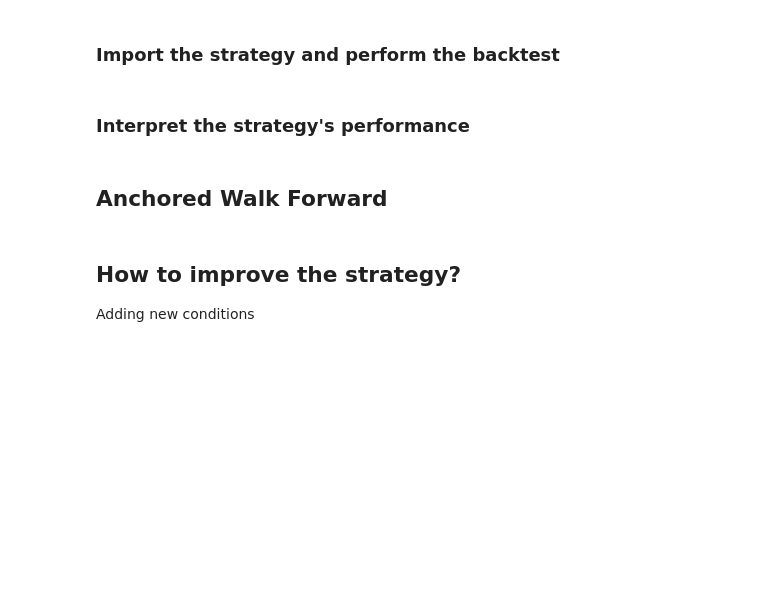
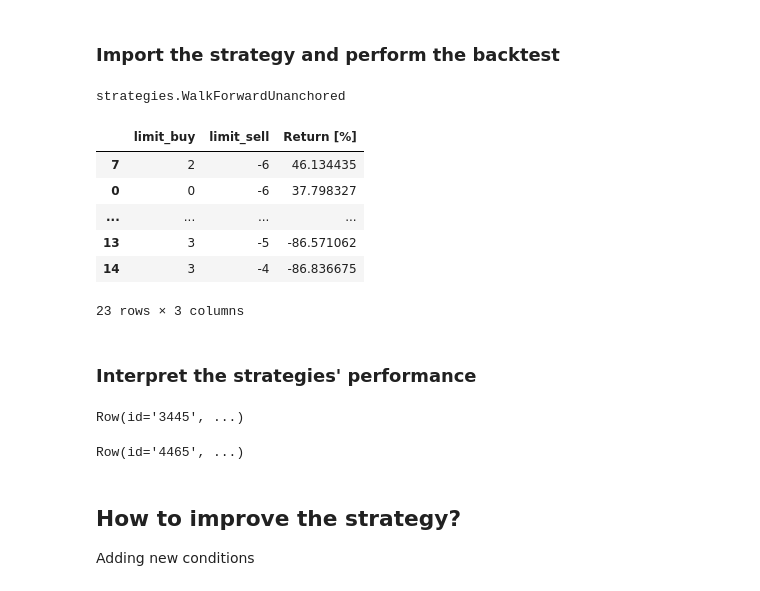
Before and after one commit to LinkedInLearning/practical-python-for-algorithmic-trading-4403633, a Jupyter notebook: 01_Machine Learning for Backtesting/10A_Walk Forward Regression.ipynb, the cells around one changed output. Drawn from its saved outputs; the diff is of its cells as text; code cells hidden in the pictures; blank space fills up the shorter version.

```diff
--- a/01_Machine Learning for Backtesting/10A_Walk Forward Regression.ipynb
+++ b/01_Machine Learning for Backtesting/10A_Walk Forward Regression.ipynb
@@ -148,23 +310,41 @@ mp.set_start_method('fork')
+# %%
+strategies.WalkForwardUnanchored
+# %% [output]
+strategies.WalkForwardUnanchored
 # %%
-stats_skopt, heatmap, optimize_result = bt.optimize(
+bt_unanchored = Backtest(df, strategies.WalkForwardUnanchored, cash=10000, commission=.002, exclusive_orders=True)
+
+stats_skopt, heatmap, optimize_result = bt_unanchored.optimize(
     limit_buy = range(0, 6), limit_sell = range(-6, 0),
     maximize='Return [%]',
     max_tries=500,
     random_state=42,
     return_heatmap=True,
     return_optimization=True,
     method='skopt'
     )
 
 dff = heatmap.reset_index()
 dff = dff.sort_values('Return [%]', ascending=False)
 dff
+# %% [output]
+|  | limit_buy | limit_sell | Return [%] |
+| 7 | 2 | -6 | 46.134435 |
+| 0 | 0 | -6 | 37.798327 |
+| ... | ... | ... | ... |
+| 13 | 3 | -5 | -86.571062 |
+| 14 | 3 | -4 | -86.836675 |
+23 rows × 3 columns
 # %% [markdown]
-### Interpret the strategy's performance
+### Interpret the strategies' performance
 # %%
-bt.plot(filename='reports/walk_forward.html')
+bt.plot(filename='reports_backtesting/walk_forward_anchored.html')
+# %% [output]
+Row(id='3445', ...)
-# %% [markdown]
-## Anchored Walk Forward
+# %%
+bt_unanchored.plot(filename='reports_backtesting/walk_forward_unanchored.html')
+# %% [output]
+Row(id='4465', ...)
 # %% [markdown]
 ## How to improve the strategy?
 
```
Also changed, not shown: parts of 28 cells of this notebook, 7 other files.
